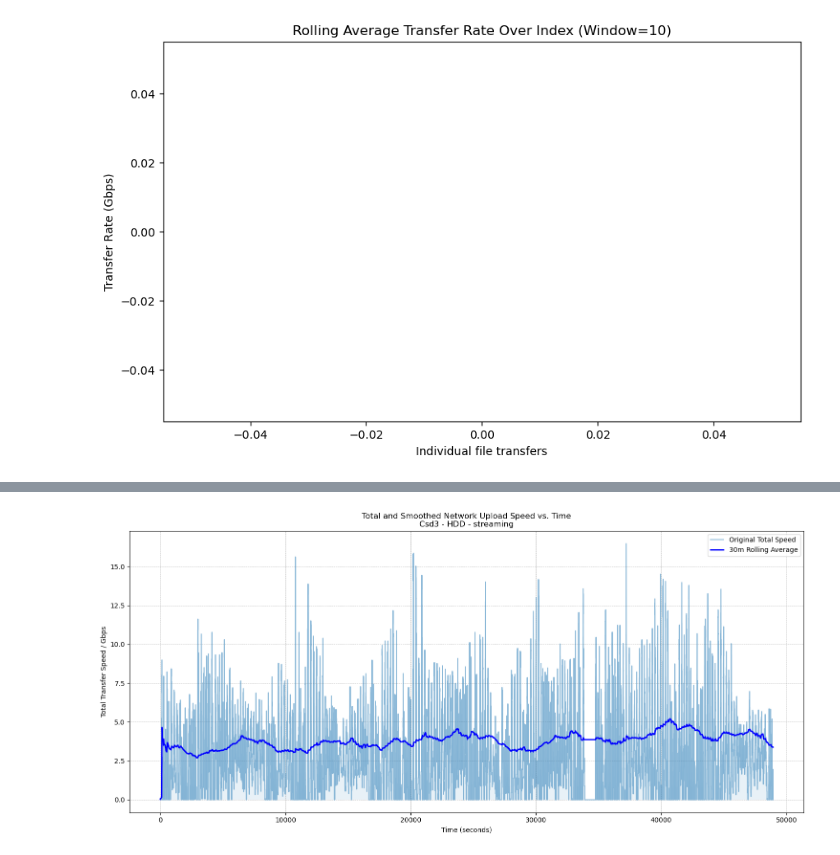
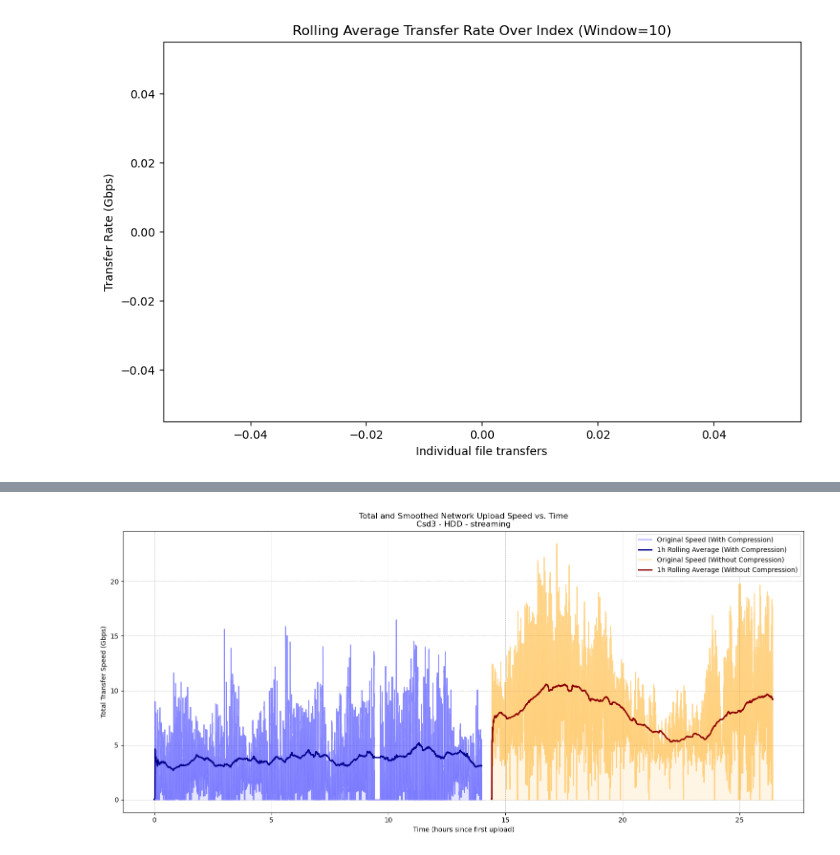
Before and after one commit to lsst-uk/csd3-echo-somerville, a Jupyter notebook: csd3-side/notebooks/transfer_speeds_from_log.ipynb, the cells around one changed output, grey strips where cells are left out. Cells and saved outputs as stored; diff of their text form; code cells hidden in the pictures.

```diff
--- a/csd3-side/notebooks/transfer_speeds_from_log.ipynb
+++ b/csd3-side/notebooks/transfer_speeds_from_log.ipynb
@@ -10,8 +10,8 @@ methods = ['inmem', 'streaming']
 platform = platforms[2]
 storage = storages[0]
 method = methods[1]
-base_path = f'{os.environ["HOME"]}/{platform}-ral-dummy-test/{storage}/{method}'
-base_path = f'{os.environ["HOME"]}/csd3_wide_comp'
+# base_path = f'{os.environ["HOME"]}/{platform}-ral-dummy-test/{storage}/{method}'
+base_path = f'{os.environ["HOME"]}/csd3_wide_comp-vs-nocomp'
 # %%
 path = glob.glob(base_path+'/*.csv')[0]
 path
@@ -20,4 +20,4 @@ path
 # %%
-df = pd.read_csv(path).drop(columns=['LOCAL_FOLDER', 'BUCKET_NAME', 'DESTINATION_KEY', 'CHECKSUM'])
+df = pd.read_csv(path).drop(columns=['LOCAL_FOLDER', 'DESTINATION_KEY', 'CHECKSUM'])
 df
 # %% [output]
@@ -147,0 +132,3 @@ df
+# %%
+df['COMPRESSION_USED'] = df.apply(lambda row: True if row['BUCKET_NAME'] == 'LSST-IR-FUSION-Butlers-wide-comp' and row['TYPE'] == 'zip' else False, axis=1)
+df
@@ -564,45 +703,57 @@ events_df
 # %%
-# ...existing code...
-# --- 6. Plot Smoothed Throughput Over Time ---
-
-# To perform a time-based rolling average, we first set the 'time' column as the index.
+# --- 6. Plot Smoothed Throughput Over Time by Compression ---
 import os
 
+# To perform a time-based rolling average, we first set the 'time' column as the index for each dataset.
+# The dataframes comp_events_df and nocomp_events_df were created in the previous cell.
+comp_events_indexed_by_time = comp_events_df.set_index('time')
+nocomp_events_indexed_by_time = nocomp_events_df.set_index('time')
 
-events_indexed_by_time = events_df.set_index('time')
+# Calculate the rolling mean over a 1-hour window for both datasets.
+smoothed_rate_comp = comp_events_indexed_by_time['total_rate'].rolling('1h').mean()
+smoothed_rate_nocomp = nocomp_events_indexed_by_time['total_rate'].rolling('1h').mean()
 
-# Calculate the rolling mean over a 1-hour window.
-# This creates a new series with the smoothed transfer rate.
-smoothed_rate = events_indexed_by_time['total_rate'].rolling('1h').mean()
-
-# --- NEW: Convert x-axis from datetime to elapsed seconds ---
-# Get the start time of the first event
+# --- Convert x-axis from datetime to elapsed seconds for all plots ---
+# Get the global start time of the first event
 start_time = events_df['time'].min()
 
-# Convert the datetime values for both plots to elapsed seconds from the start time
-plot_times_seconds = [(t - start_time).total_seconds() for t in plot_times]
-smoothed_times_seconds = (smoothed_rate.index - start_time).total_seconds()
+# Convert the datetime values for the original step plots to elapsed seconds
+comp_plot_times_hours = [(t - start_time).total_seconds()/3600 for t in comp_plot_times]
+nocomp_plot_times_hours = [(t - start_time).total_seconds()/3600 for t in nocomp_plot_times]
+
+# Convert the datetime index of the smoothed data to elapsed seconds
+smoothed_times_comp_hours = (smoothed_rate_comp.index - start_time).total_seconds() / 3600
+smoothed_times_nocomp_hours = (smoothed_rate_nocomp.index - start_time).total_seconds() / 3600
+
+# --- Plotting the original and smoothed data together ---
+plt.figure(figsize=(15, 7))
+
+# Plot for "With Compression"
+if comp_plot_times:
+    # Plot the original, "spiky" step plot
+    plt.plot(comp_plot_times_hours, comp_plot_rates, label='Original Speed (With Compression)', alpha=0.4, color='blue')
+    plt.fill_between(comp_plot_times_hours, comp_plot_rates, alpha=0.1, color='blue')
+    # Plot the smoothed data
+    plt.plot(smoothed_times_comp_hours, smoothed_rate_comp.values, label='1h Rolling Average (With Compression)', color='darkblue', linewidth=2)
+
+# Plot for "Without Compression"
+if nocomp_plot_times:
+    # Plot the original, "spiky" step plot
+    plt.plot(nocomp_plot_times_hours, nocomp_plot_rates, label='Original Speed (Without Compression)', alpha=0.4, color='orange')
+    plt.fill_between(nocomp_plot_times_hours, nocomp_plot_rates, alpha=0.1, color='orange')
+    # Plot the smoothed data
+    plt.plot(smoothed_times_nocomp_hours, smoothed_rate_nocomp.values, label='1h Rolling Average (Without Compression)', color='darkred', linewidth=2)
 
 
-# Plotting the original and smoothed data together
-plt.figure(figsize=(15, 7))
-
-# Plot the original, "spiky" step plot using elapsed seconds
-plt.plot(plot_times_seconds, plot_rates, label='Original Total Speed', alpha=0.5)
-plt.fill_between(plot_times_seconds, plot_rates, alpha=0.1)
-
-# Plot the new smoothed data using elapsed seconds
-plt.plot(smoothed_times_seconds, smoothed_rate.values, label='1h Rolling Average', color='blue', linewidth=2)
-
 plt.title(f'Total and Smoothed Network Upload Speed vs. Time\n{platform.capitalize()} - {storage.upper()} - {method}')
-plt.xlabel('Time (seconds)')
-plt.ylabel('Total Transfer Speed / Gbps')
+plt.xlabel('Time (hours since first upload)')
+plt.ylabel('Total Transfer Speed (Gbps)')
 plt.grid(True, which='both', linestyle='--', linewidth=0.5)
-# plt.ylim(0, 12)
 plt.legend()
 plt.tight_layout()
 
 plt.savefig(os.path.expanduser(f'{base_path}/total_and_smoothed_network_upload_speed_{platform}_{storage}_{method}.png'))
+plt.show()
 # %% [output]
-[figure, old version]
+[figure, new version]
 # %%
```
Also changed, not shown: parts of 38 cells of this notebook, 3 other files.
